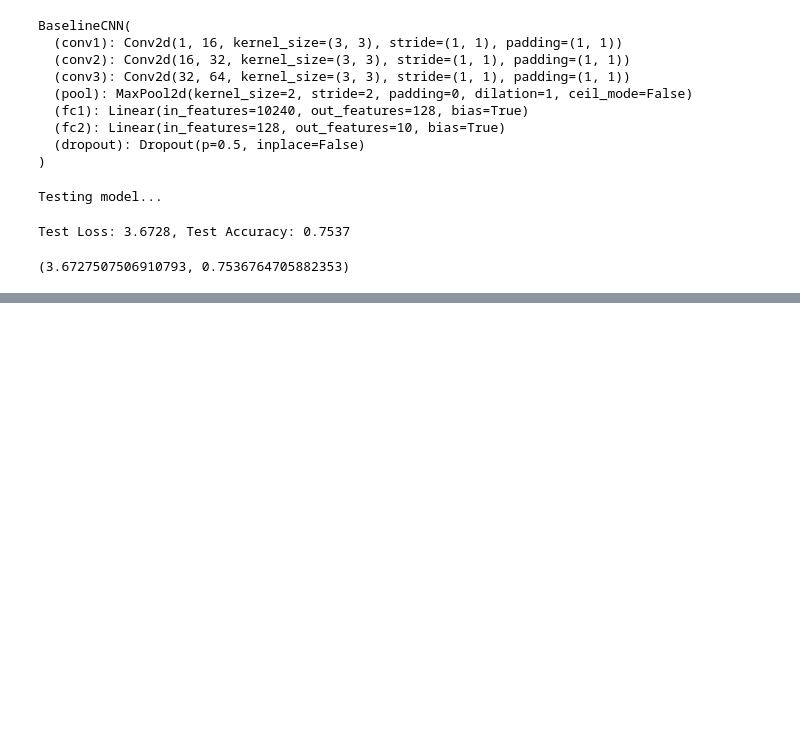
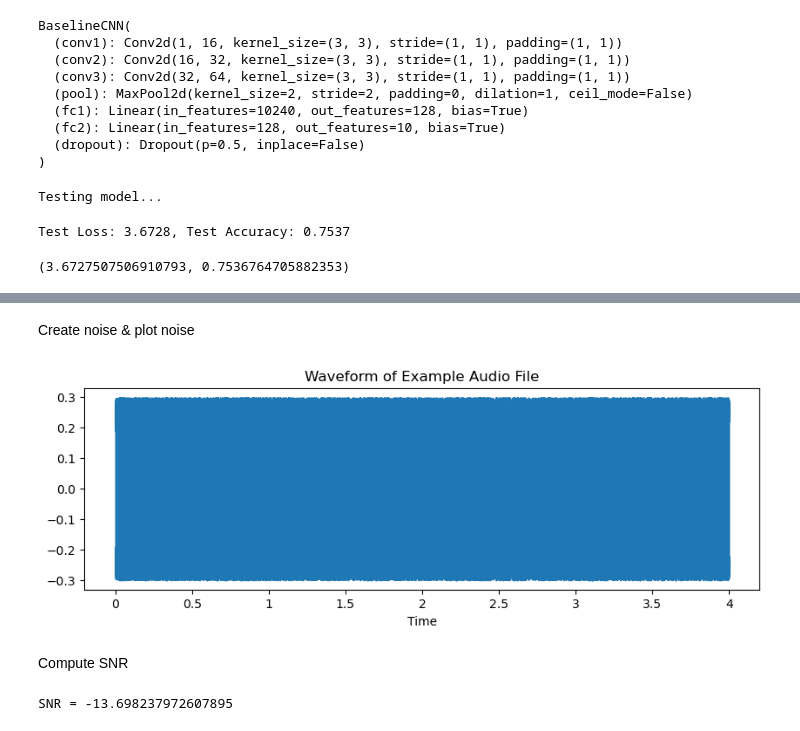
Before and after one commit to IliasAlex/adversarial_thesis, a Jupyter notebook: code.ipynb, the cells around one changed output, grey strips where cells are left out. Drawn from its saved outputs; the diff is of its cells as text; code cells hidden in the pictures; blank space fills up the shorter version.

```diff
--- a/code.ipynb
+++ b/code.ipynb
@@ -117,0 +134,28 @@ Test Loss: 3.6728, Test Accuracy: 0.7537
+# %% [markdown]
+Create noise & plot noise
+# %%
+import numpy as np
+
+epsilon = 0.3
+
+noise = np.random.uniform(-1, 1, size=original_audio.shape) * epsilon
+
+# Plot the waveform
+fig, ax = plt.subplots(figsize=(10, 3))
+librosa.display.waveshow(noise, sr=sr, ax=ax)
+
+# Customize the plot as needed
+ax.set(title='Waveform of Example Audio File')
+ax.label_outer()
+plt.show()
+# %% [output]
+[figure, added]
+# %% [markdown]
+Compute SNR
+# %%
+from utils.utils import calculate_snr
+
+snr = calculate_snr(original_audio, noise)
+print(f"SNR = {snr}")
+# %% [output]
+SNR = -13.698237972607895
```
Also changed, not shown: parts of 12 cells of this notebook.
